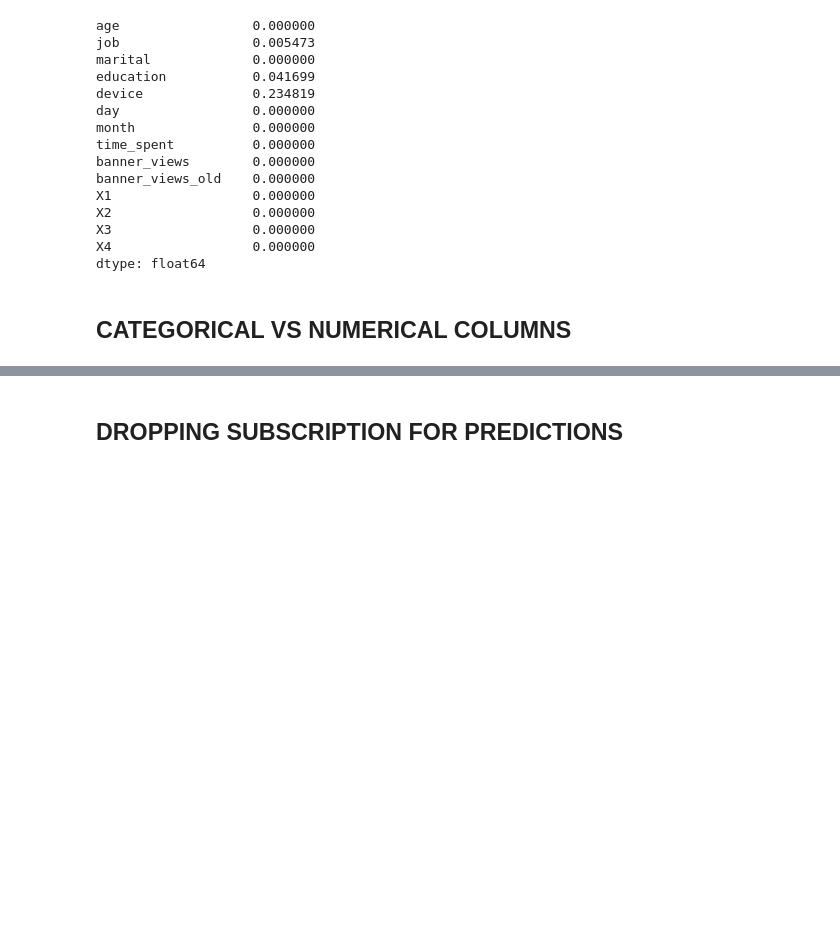
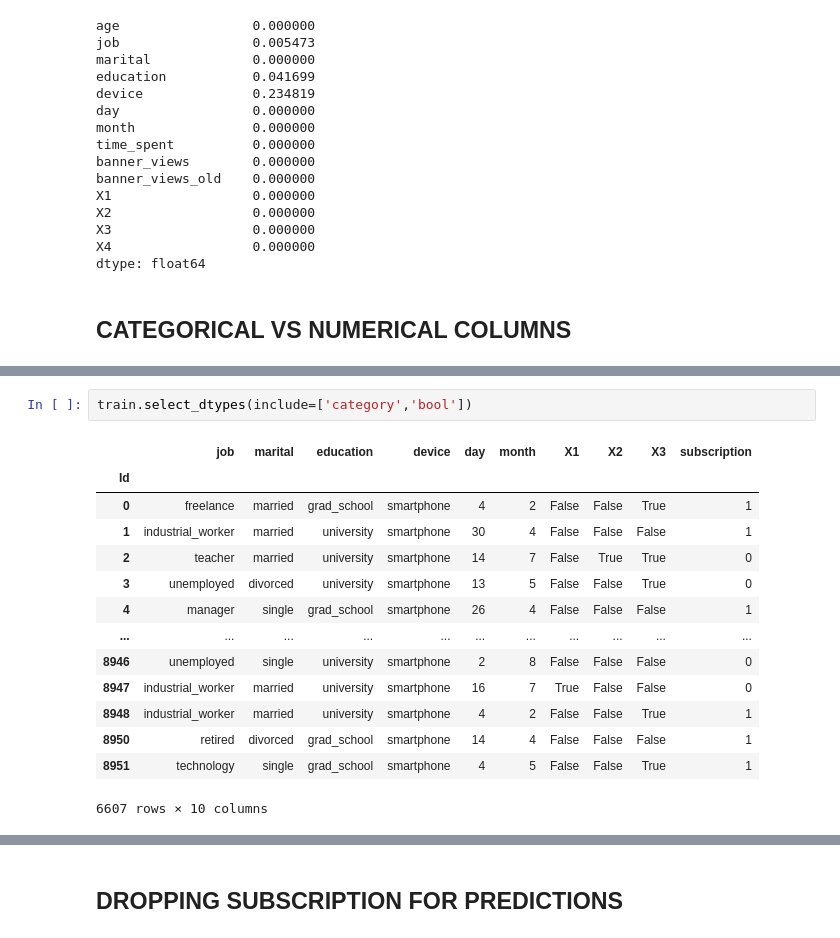
Before and after one commit to realbigi/ML_Data_Competition, a Jupyter notebook: LIAM/Report_LIAM2.ipynb, the cells around one changed output, grey strips where cells are left out. Drawn from its saved outputs; the diff is of its cells as text; blank space fills up the shorter version.

```diff
--- a/LIAM/Report_LIAM2.ipynb
+++ b/LIAM/Report_LIAM2.ipynb
@@ -238,0 +527,17 @@ numerical_columns_names = list(numerical_columns)
+# %%
+train.select_dtypes(include=['category','bool'])
+# %% [output]
+|  | job | marital | education | device | day | month | X1 | X2 | X3 | subscription |
+| Id |  |  |  |  |  |  |  |  |  |  |
+| 0 | freelance | married | grad_school | smartphone | 4 | 2 | False | False | True | 1 |
+| 1 | industrial_worker | married | university | smartphone | 30 | 4 | False | False | False | 1 |
+| 2 | teacher | married | university | smartphone | 14 | 7 | False | True | True | 0 |
+| 3 | unemployed | divorced | university | smartphone | 13 | 5 | False | False | True | 0 |
+| 4 | manager | single | grad_school | smartphone | 26 | 4 | False | False | False | 1 |
+| ... | ... | ... | ... | ... | ... | ... | ... | ... | ... | ... |
+| 8946 | unemployed | single | university | smartphone | 2 | 8 | False | False | False | 0 |
+| 8947 | industrial_worker | married | university | smartphone | 16 | 7 | True | False | False | 0 |
+| 8948 | industrial_worker | married | university | smartphone | 4 | 2 | False | False | True | 1 |
+| 8950 | retired | divorced | grad_school | smartphone | 14 | 4 | False | False | False | 1 |
+| 8951 | technology | single | grad_school | smartphone | 4 | 5 | False | False | True | 1 |
+6607 rows × 10 columns
```
Also changed, not shown: parts of 32 cells of this notebook.
